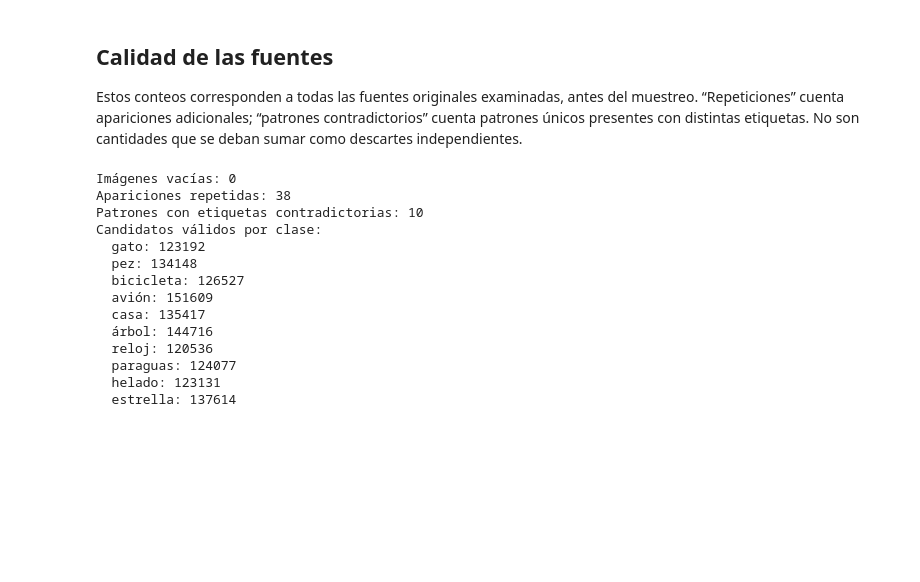
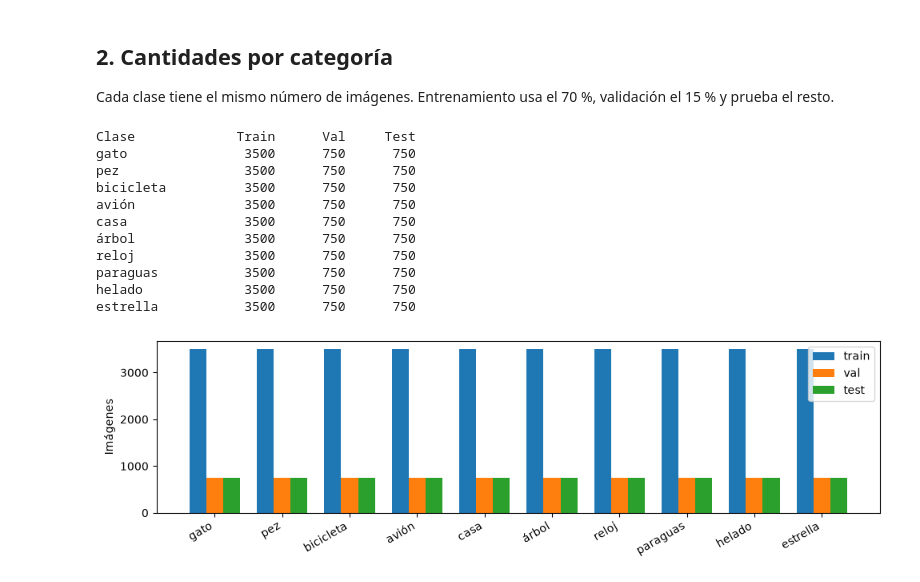
Before and after one commit to SebastianOso/proyecto-deep-learning, a Jupyter notebook: eda.ipynb, the cells around one changed output. Cells and saved outputs as stored; diff of their text form; code cells hidden in the pictures; blank space fills up the shorter version.

```diff
--- a/eda.ipynb
+++ b/eda.ipynb
@@ -35,28 +41,33 @@ Sin imágenes idénticas dentro de ni entre las particiones.
 # %% [markdown]
-## Calidad de las fuentes
+## 2. Cantidades por categoría
 
-Estos conteos corresponden a todas las fuentes originales examinadas, antes del muestreo. “Repeticiones” cuenta apariciones adicionales; “patrones contradictorios” cuenta patrones únicos presentes con distintas etiquetas. No son cantidades que se deban sumar como descartes independientes.
+Cada clase tiene el mismo número de imágenes. Entrenamiento usa el 70 %, validación el 15 % y prueba el resto.
 # %%
-limpieza = manifiesto['limpieza']
-print('Imágenes vacías:', limpieza['vacias'])
-print('Apariciones repetidas:', limpieza['repeticiones'])
-print('Patrones con etiquetas contradictorias:', limpieza['patrones_con_etiquetas_contradictorias'])
-print('Candidatos válidos por clase:')
-for clase, cantidad in zip(CLASES_ES, limpieza['candidatos_por_clase']):
-    print(f'  {clase}: {cantidad}')
+partes = {'train': y_train, 'val': y_val, 'test': y_test}
+conteos = {nombre: np.bincount(y, minlength=10) for nombre, y in partes.items()}
+print(f"{'Clase':<14} {'Train':>8} {'Val':>8} {'Test':>8}")
+for i, clase in enumerate(CLASES_ES):
+    print(f"{clase:<14} {conteos['train'][i]:>8} {conteos['val'][i]:>8} {conteos['test'][i]:>8}")
+fig, ax = plt.subplots(figsize=(10, 3))
+posiciones = np.arange(10)
+for j, nombre in enumerate(partes):
+    ax.bar(posiciones + (j - 1) * .25, conteos[nombre], width=.25, label=nombre)
+ax.set_xticks(posiciones, CLASES_ES, rotation=30, ha='right')
+ax.set_ylabel('Imágenes')
+ax.legend()
+plt.tight_layout()
+plt.show()
 # %% [output]
-Imágenes vacías: 0
-Apariciones repetidas: 38
-Patrones con etiquetas contradictorias: 10
-Candidatos válidos por clase:
-  gato: 123192
-  pez: 134148
-  bicicleta: 126527
-  avión: 151609
-  casa: 135417
-  árbol: 144716
-  reloj: 120536
-  paraguas: 124077
-  helado: 123131
-  estrella: 137614
+Clase             Train      Val     Test
+gato               3500      750      750
+pez                3500      750      750
+bicicleta          3500      750      750
+avión              3500      750      750
+casa               3500      750      750
+árbol              3500      750      750
+reloj              3500      750      750
+paraguas           3500      750      750
+helado             3500      750      750
+estrella           3500      750      750
+[figure, added]
 # %% [markdown]
```
Also changed, not shown: parts of 10 cells of this notebook, 10 other files.
